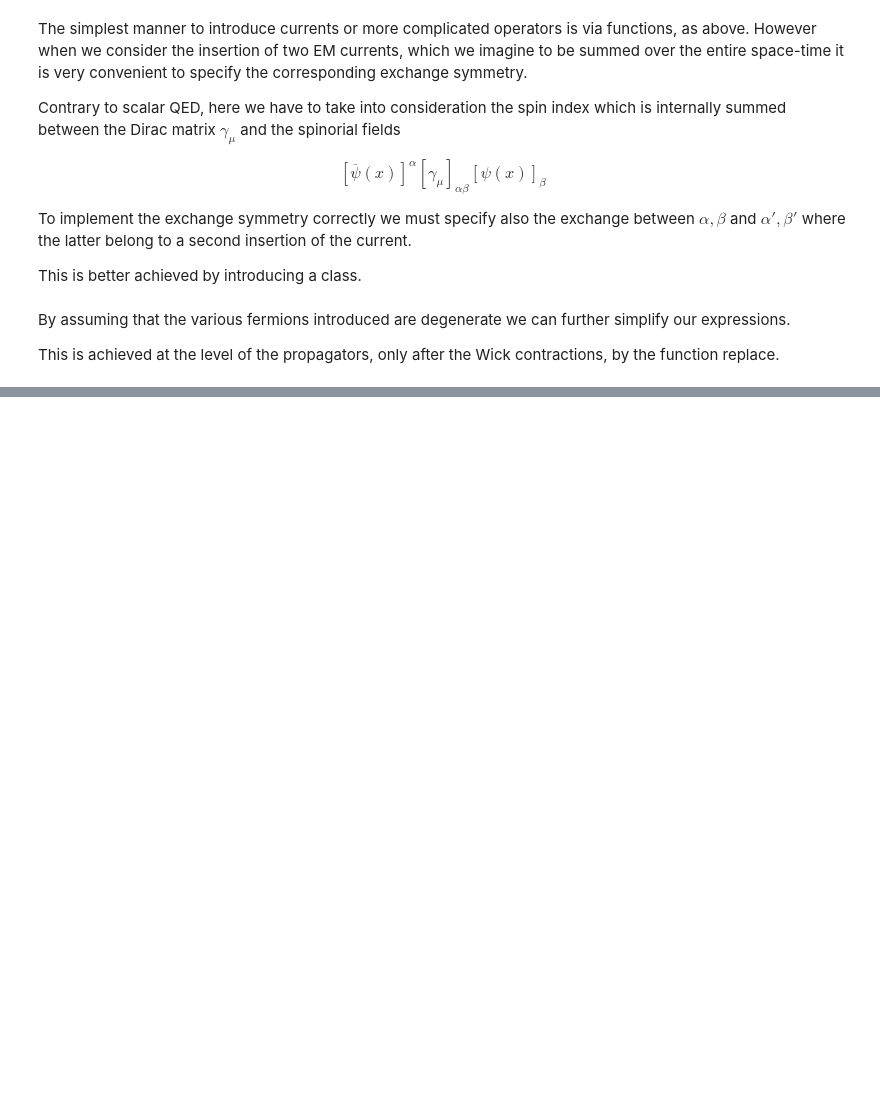
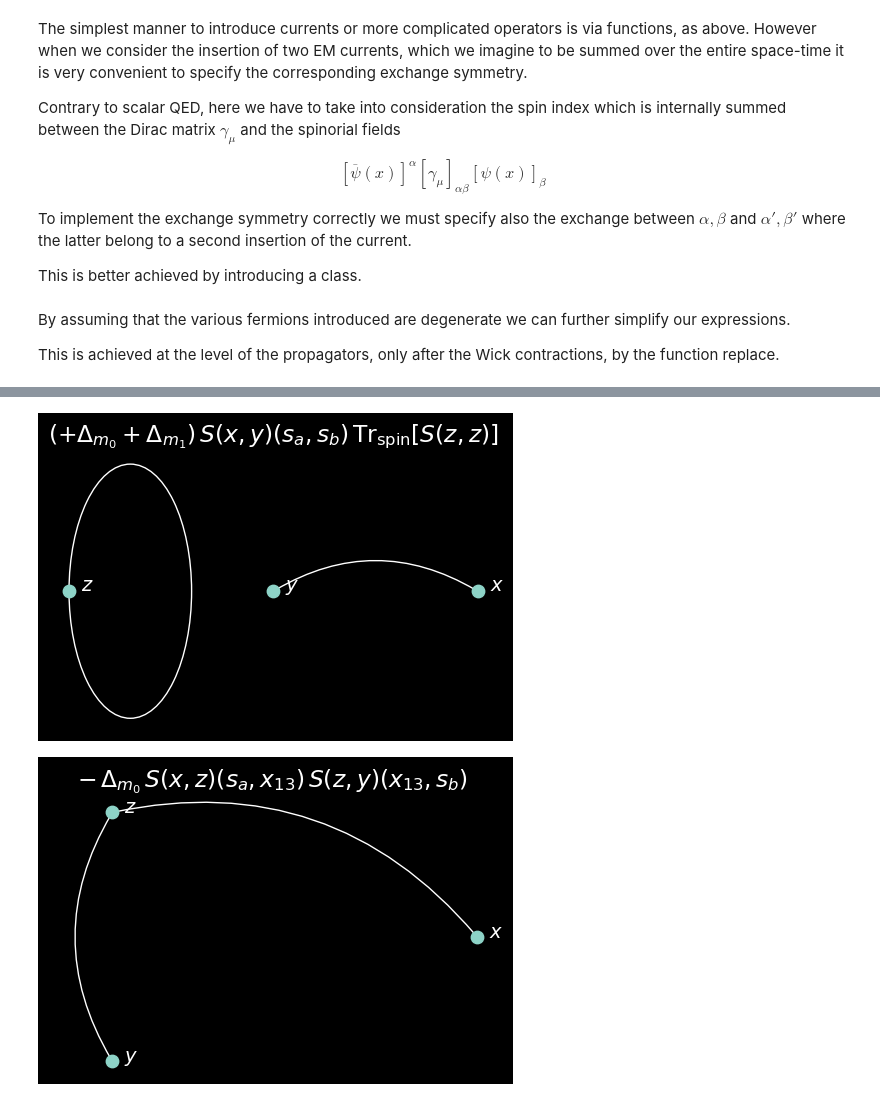
Before and after one commit to mbruno46/giancarlo, a Jupyter notebook: tutorials/fermions.ipynb, the cells around one changed output, grey strips where cells are left out. Saved outputs shown, nothing was run; the diff lists cells and outputs as text; code cells hidden in the pictures; blank space fills up the shorter version.

```diff
--- a/tutorials/fermions.ipynb
+++ b/tutorials/fermions.ipynb
@@ -160,0 +163,18 @@ qprop.wick().replace({r'S_{\psi_0}': 'S', r'S_{\psi_1}': 'S'}).simplify(*syms).t
+# %%
+dm = [gc.Symbol(fr'\Delta_{{m_{i}}}') for i in range(Nf)]
+
+def Scalar(x):
+    s = gc.default.var()
+    terms = []
+    for i in range(Nf):
+        terms.append(gc.CNumber(-1) * dm[i] * psibar[i](x, s) * psi[i](x, s))
+    sum = terms[0]
+    for t in terms[1:]:
+        sum = sum + t
+    return sum
+
+qprop = psi[0]('x', 's_a') * psibar[0]('y', 's_b') * Scalar('z')
+qprop.wick().replace({r'S_{\psi_0}': 'S', r'S_{\psi_1}': 'S'}).simplify(*syms).trace(['spin']).draw()
+# %% [output]
+[figure, added]
+[figure, added]
```
Also changed, not shown: parts of 6 cells of this notebook, 7 other files.
